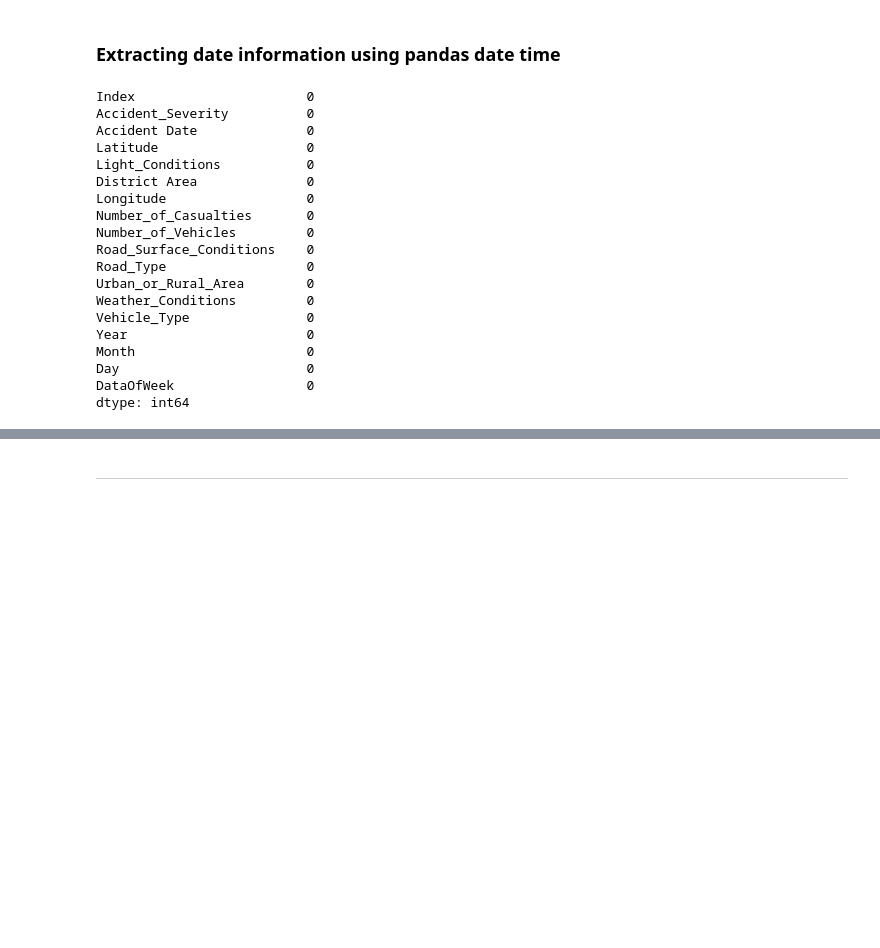
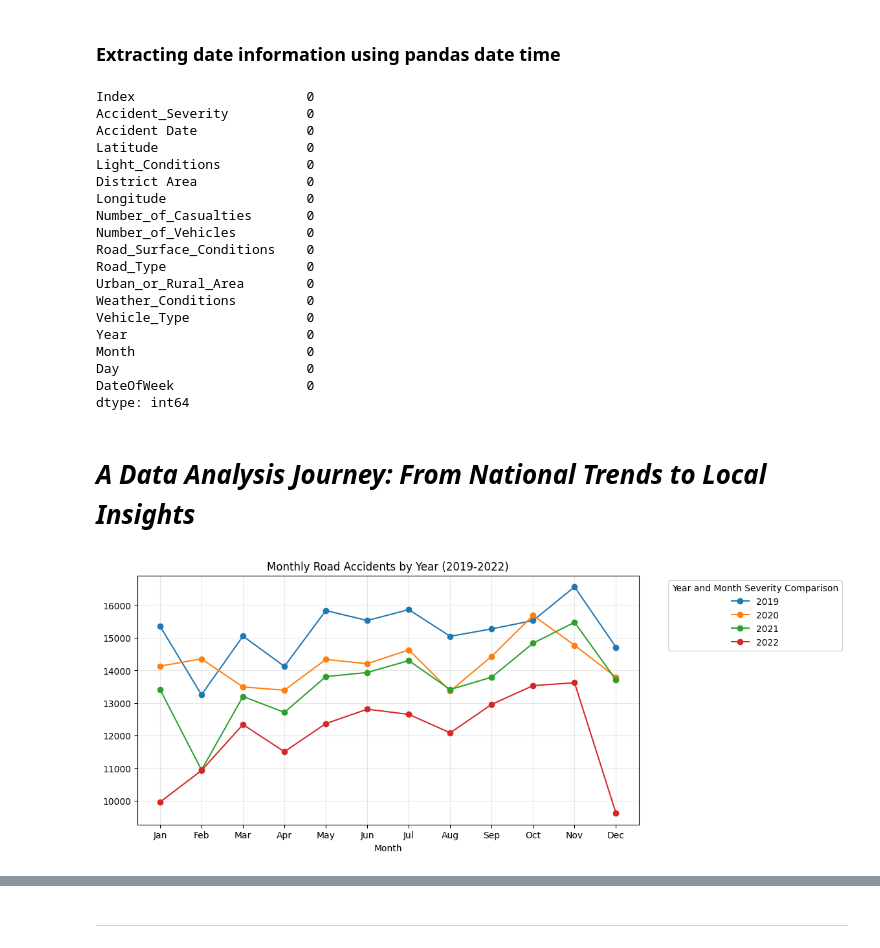
Before and after one commit to mariscotes/ELECT303-DataAnalytics, a Jupyter notebook: Activity2.ipynb, the cells around one changed output, grey strips where cells are left out. Saved outputs shown, nothing was run; the diff lists cells and outputs as text; code cells hidden in the pictures; blank space fills up the shorter version.

```diff
--- a/Activity2.ipynb
+++ b/Activity2.ipynb
@@ -240,7 +243,7 @@ memory usage: 35.9+ MB
 uk['Year'] = uk['Accident Date'].dt.year
 uk['Month'] = uk['Accident Date'].dt.month
 uk['Day'] = uk['Accident Date'].dt.day
-uk['DataOfWeek'] = uk['Accident Date'].dt.dayofweek
+uk['DateOfWeek'] = uk['Accident Date'].dt.dayofweek
 # %%
 uk.isnull().sum()
 # %% [output]
@@ -261,5 +264,26 @@ Vehicle_Type               0
 Year                       0
 Month                      0
 Day                        0
-DataOfWeek                 0
+DateOfWeek                 0
 dtype: int64
+# %% [markdown]
+<h1> <i>A Data Analysis Journey: From National Trends to Local Insights </i></h1>
+# %%
+# 1. Group by Year FIRST, then Month (critical order!)
+monthly_data = uk.groupby(['Year', 'Month']).size()
+
+# 2. Unstack Year to create separate lines for each year
+monthly_data = monthly_data.unstack(level=0)
+
+# 3. Plot with clean formatting (only 4 lines!)
+monthly_data.plot(
+    marker='o',
+    figsize=(10, 5),
+    title='Monthly Road Accidents by Year (2019-2022)'
+)
+plt.xticks(range(1, 13), ['Jan','Feb','Mar','Apr','May','Jun','Jul','Aug','Sep','Oct','Nov','Dec'])
+plt.legend(title='Year and Month Severity Comparison', bbox_to_anchor = (1.05,1), loc='upper left')
+plt.grid(alpha=0.3)
+plt.show()
+# %% [output]
+[figure, added]
```
Also changed, not shown: parts of 21 cells of this notebook, 1 other file.
